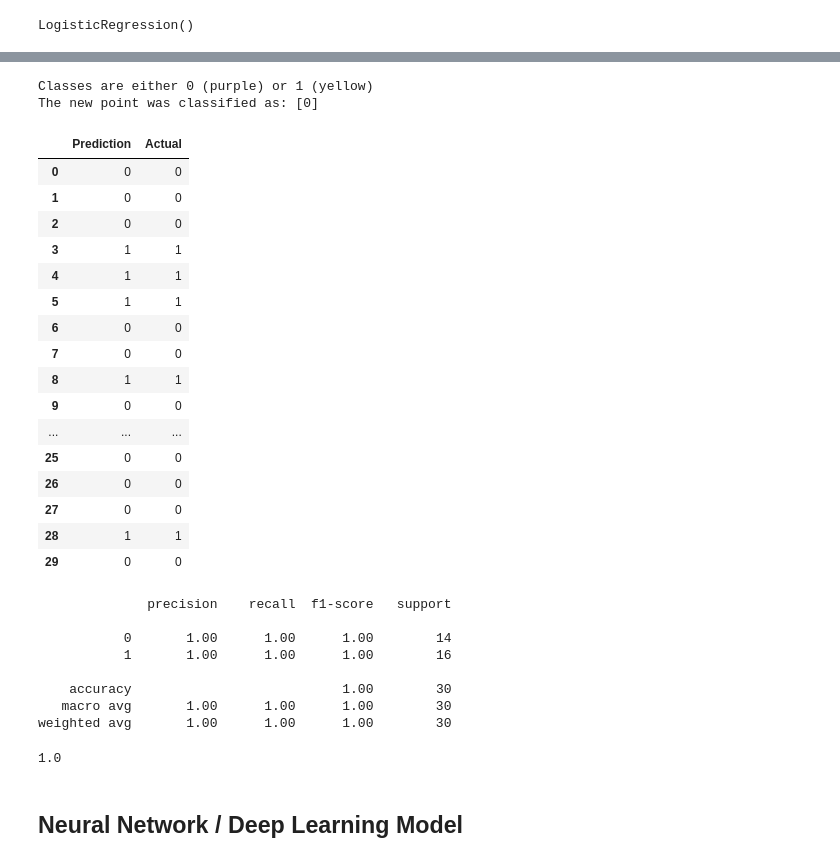
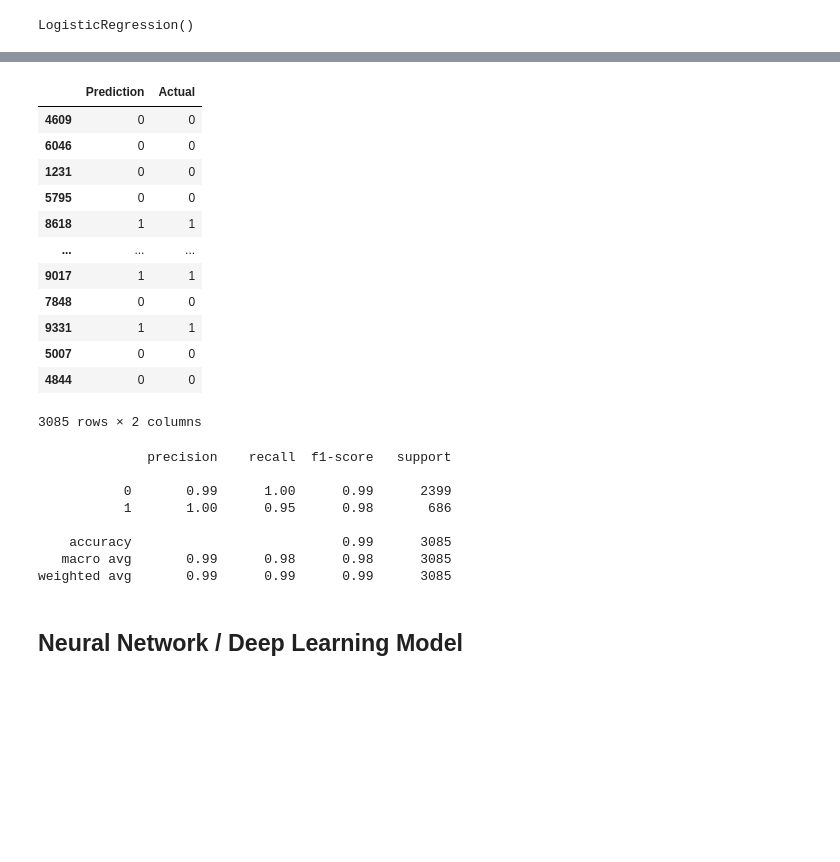
Before and after one commit to aashitarakesh/Twitter_SentimentalAnalysis, a Jupyter notebook: aashi_twitterClean_Models.ipynb, the cells around one changed output, grey strips where cells are left out. Drawn from its saved outputs; the diff is of its cells as text; code cells hidden in the pictures; blank space fills up the shorter version.

```diff
--- a/aashi_twitterClean_Models.ipynb
+++ b/aashi_twitterClean_Models.ipynb
@@ -49,3 +49,6 @@ Twitter_df
 | 10312 | 802312 | dont mistake a bad day with depre... | 1 |
 | 10313 | 802313 | 0 | 1 |
 10314 rows × 3 columns
+# %%
+Twitter_df['length'] = Twitter_df['message to examine'].str.len()
+Twitter_df
@@ -224,10 +249,3 @@ from sklearn.feature_extraction.text import CountVectorizer
 vectorizer = CountVectorizer()
 X= vectorizer.fit_transform(Twitter_df['Tweets'])
 y=Twitter_df.Label
-# %%
-from sklearn.datasets import make_blobs
-
-X, y = make_blobs(centers=2, random_state=42)
-
-print(f"Labels: {y[:10]}")
-print(f"Data: {X[:10]}")
@@ -262,10 +262,10 @@ X_train.shape, X_test.shape
 # %%
 # Create a Logistic Regression Model
 from sklearn.linear_model import LogisticRegression
-lr_model = LogisticRegression()
+clf_lr = LogisticRegression()
 # %%
 # Fit (train) or model using the training data
-lr_model.fit(X_train, y_train)
+clf_lr.fit(X_train, y_train)
 # %% [output]
 LogisticRegression()
 # %%
@@ -288,35 +279,23 @@ plt.scatter(new_data[0, 0], new_data[0, 1], c="r", marker="o", s=100)
-# %%
-# Predict the class (purple or yellow) of the new data point
-predictions = lr_model.predict(new_data)
-print("Classes are either 0 (purple) or 1 (yellow)")
-print(f"The new point was classified as: {predictions}")
-# %% [output]
-Classes are either 0 (purple) or 1 (yellow)
-The new point was classified as: [0]
 # %%
 # Make predictions
-predictions = lr_model.predict(X_test)
+predictions = clf_lr.predict(X_test)
 pd.DataFrame({"Prediction": predictions, "Actual": y_test})
 # print(f"First 10 Predictions:   {predictions[:10]}")
 # print(f"First 10 Actual labels: {y_test[:10].tolist()}")
 # %% [output]
 |  | Prediction | Actual |
-| 0 | 0 | 0 |
-| 1 | 0 | 0 |
-| 2 | 0 | 0 |
-| 3 | 1 | 1 |
-| 4 | 1 | 1 |
-| 5 | 1 | 1 |
-| 6 | 0 | 0 |
-| 7 | 0 | 0 |
-| 8 | 1 | 1 |
-| 9 | 0 | 0 |
+| 4609 | 0 | 0 |
+| 6046 | 0 | 0 |
+| 1231 | 0 | 0 |
+| 5795 | 0 | 0 |
+| 8618 | 1 | 1 |
 | ... | ... | ... |
-| 25 | 0 | 0 |
-| 26 | 0 | 0 |
-| 27 | 0 | 0 |
-| 28 | 1 | 1 |
-| 29 | 0 | 0 |
+| 9017 | 1 | 1 |
+| 7848 | 0 | 0 |
+| 9331 | 1 | 1 |
+| 5007 | 0 | 0 |
+| 4844 | 0 | 0 |
+3085 rows × 2 columns
 # %%
 # Calculate classification report
 from sklearn.metrics import classification_report
@@ -324,17 +303,12 @@ print(classification_report(y_test, predictions))
 # %% [output]
               precision    recall  f1-score   support
 
-           0       1.00      1.00      1.00        14
-           1       1.00      1.00      1.00        16
+           0       0.99      1.00      0.99      2399
+           1       1.00      0.95      0.98       686
 
-    accuracy                           1.00        30
-   macro avg       1.00      1.00      1.00        30
-weighted avg       1.00      1.00      1.00        30
+    accuracy                           0.99      3085
+   macro avg       0.99      0.98      0.98      3085
+weighted avg       0.99      0.99      0.99      3085
-# %%
-from sklearn.metrics import accuracy_score
-print(accuracy_score(y_test, predictions))
-# %% [output]
-1.0
 # %% [markdown]
 ## Neural Network / Deep Learning Model
 # %%
```
Also changed, not shown: parts of 26 cells of this notebook, 22 other files.
